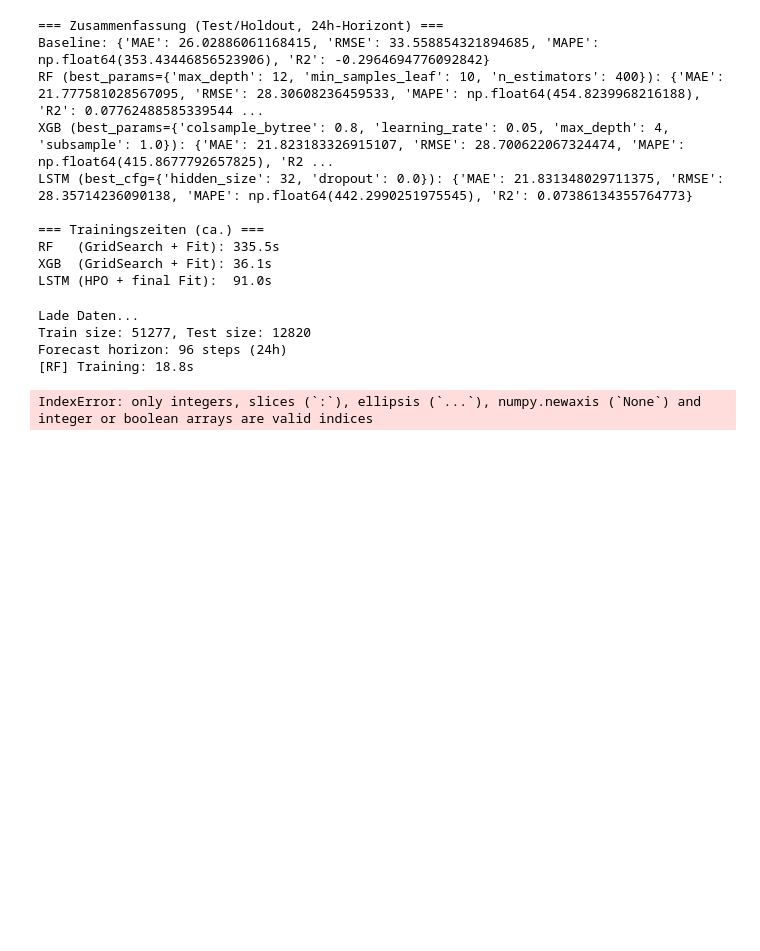
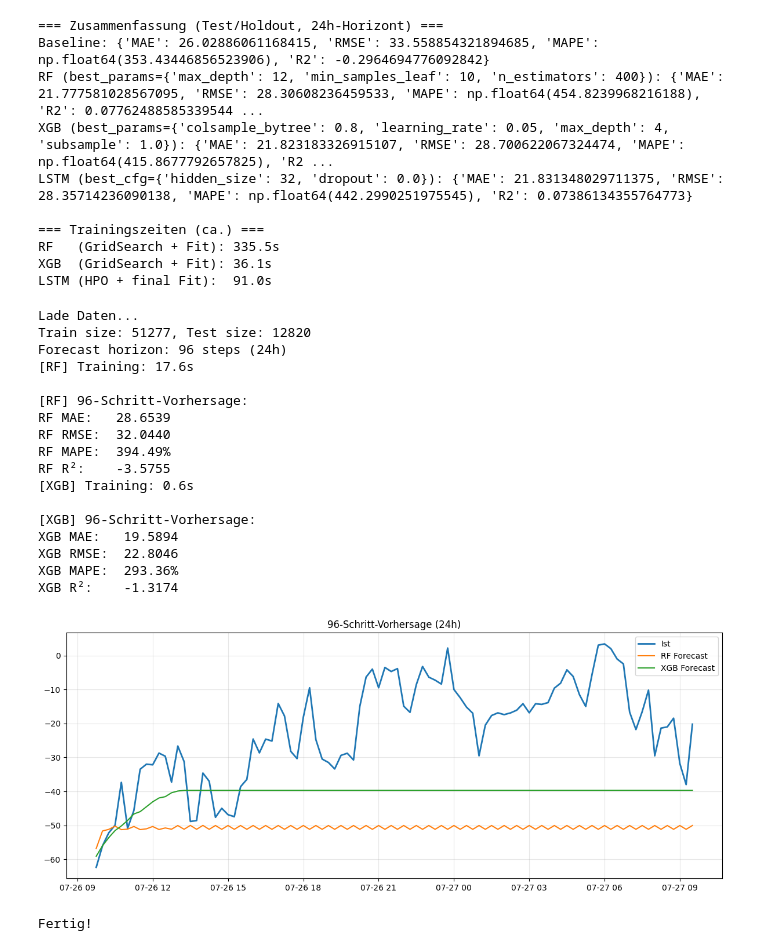
Before and after one commit to Krawinator/masterthesis, a Jupyter notebook: forecasting.ipynb, the cells around one changed output. Saved outputs shown, nothing was run; the diff lists cells and outputs as text; code cells hidden in the pictures; blank space fills up the shorter version.

```diff
--- a/forecasting.ipynb
+++ b/forecasting.ipynb
@@ -1196,7 +1196,7 @@ def recursive_forecast(model, x0, horizon=96):
     x_curr = x0.copy()
 
     for _ in range(horizon):
-        pred = model.predict(x_curr.reshape(1, -1))[0]
+        pred = model.predict(x_curr.values.reshape(1, -1))[0]
         preds.append(pred)
         x_curr = update_lag_features(x_curr, pred)
 
@@ -1276,7 +1276,7 @@ def main():
     # =============================================== RF
     rf = train_rf(X_train, y_train)
 
-    x0 = X_test[0]
+    x0 = df_model[feature_cols].iloc[split].copy()
     y_true_96 = df_model[TARGET].iloc[split+1 : split+1+HORIZON].values
     y_rf_96 = recursive_forecast(rf, x0, HORIZON)
 
@@ -1284,32 +1284,46 @@ def main():
     rf_scores = evaluate_multi(y_true_96, y_rf_96, prefix="RF ")
 
     # =============================================== XGB
     xgb = train_xgb(X_train, y_train)
 
     y_xgb_96 = recursive_forecast(xgb, x0, HORIZON)
 
     print("\n[XGB] 96-Schritt-Vorhersage:")
     xgb_scores = evaluate_multi(y_true_96, y_xgb_96, prefix="XGB ")
 
     # =============================================== Plot
     ts_future = df_model[TIMESTAMP_COL].iloc[split+1 : split+1+HORIZON]
 
     plt.figure(figsize=(12,5))
     plt.plot(ts_future, y_true_96, label="Ist", linewidth=2)
     plt.plot(ts_future, y_rf_96, label="RF Forecast", linewidth=1.5)
     plt.plot(ts_future, y_xgb_96, label="XGB Forecast", linewidth=1.5)
     plt.title("96-Schritt-Vorhersage (24h)")
     plt.legend()
     plt.grid(alpha=0.3)
     plt.tight_layout()
     plt.show()
 
     print("\nFertig!")
 
 main()
 # %% [output]
 Lade Daten...
 Train size: 51277, Test size: 12820
 Forecast horizon: 96 steps (24h)
-[RF] Training: 18.8s
+[RF] Training: 17.6s
+
+[RF] 96-Schritt-Vorhersage:
+RF MAE:   28.6539
+RF RMSE:  32.0440
+RF MAPE:  394.49%
+RF R²:    -3.5755
+[XGB] Training: 0.6s
+
+[XGB] 96-Schritt-Vorhersage:
+XGB MAE:   19.5894
+XGB RMSE:  22.8046
+XGB MAPE:  293.36%
+XGB R²:    -1.3174
+[figure, added]
-IndexError: only integers, slices (`:`), ellipsis (`...`), numpy.newaxis (`None`) and integer or boolean arrays are valid indices
+Fertig!
```
